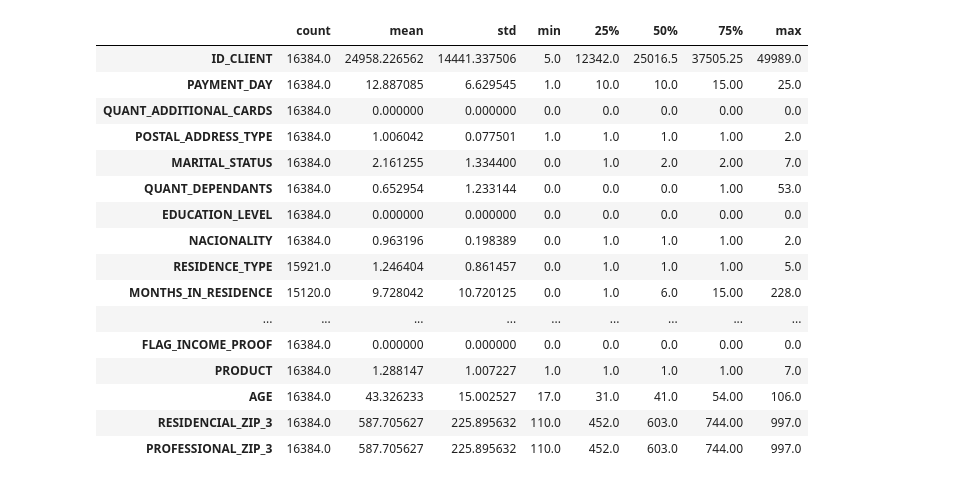
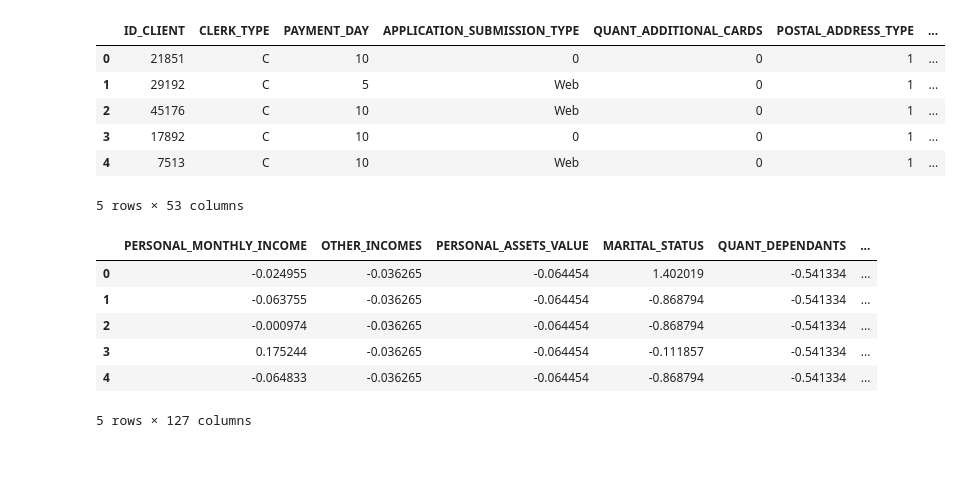
Before and after one commit to alkimer/CreditRiskAnalysisProject, a Jupyter notebook: 2.0-ag-features-selection.ipynb, the cells around one changed output. Drawn from its saved outputs; the diff is of its cells as text; code cells hidden in the pictures.

```diff
--- a/2.0-ag-features-selection.ipynb
+++ b/2.0-ag-features-selection.ipynb
@@ -154,20 +25,20 @@ Name: count, Length: 94, dtype: int64
-# %%
-X_train.describe().T
-# %% [output]
-|  | count | mean | std | min | 25% | 50% | 75% | max |
-| ID_CLIENT | 16384.0 | 24958.226562 | 14441.337506 | 5.0 | 12342.0 | 25016.5 | 37505.25 | 49989.0 |
-| PAYMENT_DAY | 16384.0 | 12.887085 | 6.629545 | 1.0 | 10.0 | 10.0 | 15.00 | 25.0 |
-| QUANT_ADDITIONAL_CARDS | 16384.0 | 0.000000 | 0.000000 | 0.0 | 0.0 | 0.0 | 0.00 | 0.0 |
-| POSTAL_ADDRESS_TYPE | 16384.0 | 1.006042 | 0.077501 | 1.0 | 1.0 | 1.0 | 1.00 | 2.0 |
-| MARITAL_STATUS | 16384.0 | 2.161255 | 1.334400 | 0.0 | 1.0 | 2.0 | 2.00 | 7.0 |
-| QUANT_DEPENDANTS | 16384.0 | 0.652954 | 1.233144 | 0.0 | 0.0 | 0.0 | 1.00 | 53.0 |
-| EDUCATION_LEVEL | 16384.0 | 0.000000 | 0.000000 | 0.0 | 0.0 | 0.0 | 0.00 | 0.0 |
-| NACIONALITY | 16384.0 | 0.963196 | 0.198389 | 0.0 | 1.0 | 1.0 | 1.00 | 2.0 |
-| RESIDENCE_TYPE | 15921.0 | 1.246404 | 0.861457 | 0.0 | 1.0 | 1.0 | 1.00 | 5.0 |
-| MONTHS_IN_RESIDENCE | 15120.0 | 9.728042 | 10.720125 | 0.0 | 1.0 | 6.0 | 15.00 | 228.0 |
-| ... | ... | ... | ... | ... | ... | ... | ... | ... |
-| FLAG_INCOME_PROOF | 16384.0 | 0.000000 | 0.000000 | 0.0 | 0.0 | 0.0 | 0.00 | 0.0 |
-| PRODUCT | 16384.0 | 1.288147 | 1.007227 | 1.0 | 1.0 | 1.0 | 1.00 | 7.0 |
-| AGE | 16384.0 | 43.326233 | 15.002527 | 17.0 | 31.0 | 41.0 | 54.00 | 106.0 |
-| RESIDENCIAL_ZIP_3 | 16384.0 | 587.705627 | 225.895632 | 110.0 | 452.0 | 603.0 | 744.00 | 997.0 |
-| PROFESSIONAL_ZIP_3 | 16384.0 | 587.705627 | 225.895632 | 110.0 | 452.0 | 603.0 | 744.00 | 997.0 |
+# %%
+X_train.head()
+# %% [output]
+|  | ID_CLIENT | CLERK_TYPE | PAYMENT_DAY | APPLICATION_SUBMISSION_TYPE | QUANT_ADDITIONAL_CARDS | POSTAL_ADDRESS_TYPE | ... |
+| 0 | 21851 | C | 10 | 0 | 0 | 1 | ... |
+| 1 | 29192 | C | 5 | Web | 0 | 1 | ... |
+| 2 | 45176 | C | 10 | Web | 0 | 1 | ... |
+| 3 | 17892 | C | 10 | 0 | 0 | 1 | ... |
+| 4 | 7513 | C | 10 | Web | 0 | 1 | ... |
+5 rows × 53 columns
+# %%
+X_train_processed.head()
+# %% [output]
+|  | PERSONAL_MONTHLY_INCOME | OTHER_INCOMES | PERSONAL_ASSETS_VALUE | MARITAL_STATUS | QUANT_DEPENDANTS | ... |
+| 0 | -0.024955 | -0.036265 | -0.064454 | 1.402019 | -0.541334 | ... |
+| 1 | -0.063755 | -0.036265 | -0.064454 | -0.868794 | -0.541334 | ... |
+| 2 | -0.000974 | -0.036265 | -0.064454 | -0.868794 | -0.541334 | ... |
+| 3 | 0.175244 | -0.036265 | -0.064454 | -0.111857 | -0.541334 | ... |
+| 4 | -0.064833 | -0.036265 | -0.064454 | -0.868794 | -0.541334 | ... |
+5 rows × 127 columns
```
Also changed, not shown: parts of 12 cells of this notebook, 4 other files.
